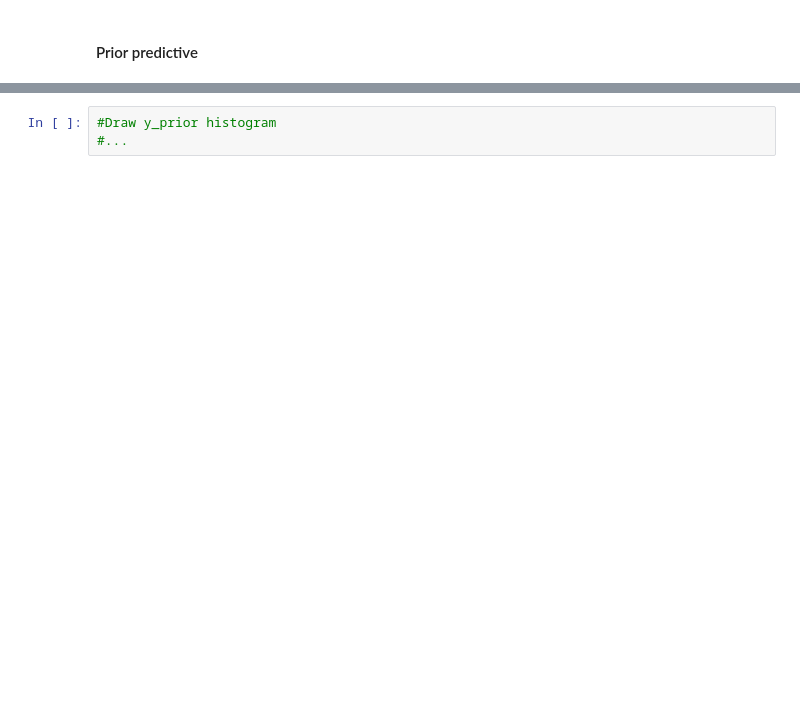
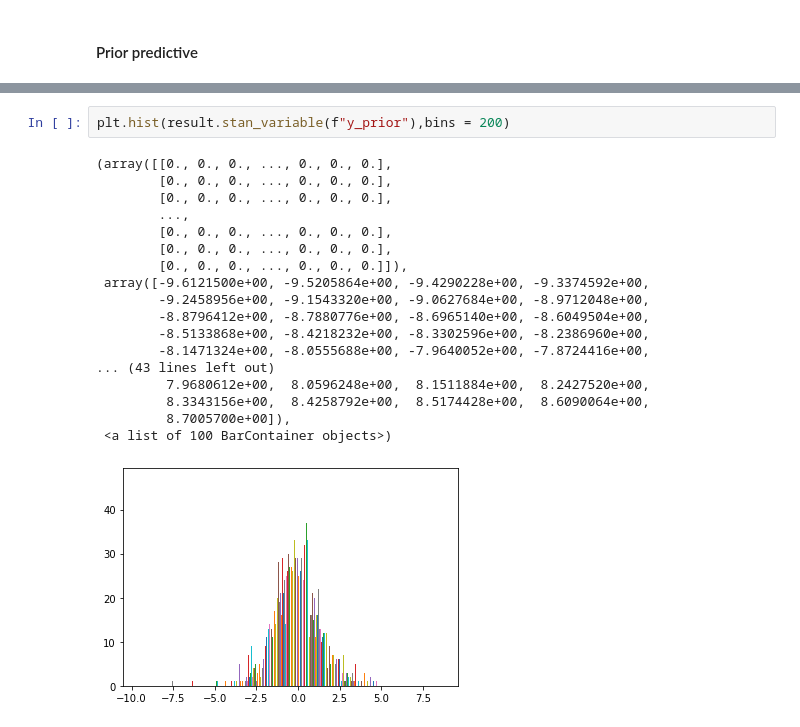
Before and after one commit to JakubBurczyk/DA_Burczyk, a Jupyter notebook: da_lab_3/lab3.ipynb, the cells around one changed output, grey strips where cells are left out. Saved outputs shown, nothing was run; the diff lists cells and outputs as text; blank space fills up the shorter version.

```diff
--- a/da_lab_3/lab3.ipynb
+++ b/da_lab_3/lab3.ipynb
@@ -265,3 +345,21 @@ az.plot_ppc(arviz_result, group="prior", data_pairs={"y": "y_prior"}, num_pp_sam
-# %%
-#Draw y_prior histogram
-#...
+# %%
+plt.hist(result.stan_variable(f"y_prior"),bins = 200)
+# %% [output]
+(array([[0., 0., 0., ..., 0., 0., 0.],
+        [0., 0., 0., ..., 0., 0., 0.],
+        [0., 0., 0., ..., 0., 0., 0.],
+        ...,
+        [0., 0., 0., ..., 0., 0., 0.],
+        [0., 0., 0., ..., 0., 0., 0.],
+        [0., 0., 0., ..., 0., 0., 0.]]),
+ array([-9.6121500e+00, -9.5205864e+00, -9.4290228e+00, -9.3374592e+00,
+        -9.2458956e+00, -9.1543320e+00, -9.0627684e+00, -8.9712048e+00,
+        -8.8796412e+00, -8.7880776e+00, -8.6965140e+00, -8.6049504e+00,
+        -8.5133868e+00, -8.4218232e+00, -8.3302596e+00, -8.2386960e+00,
+        -8.1471324e+00, -8.0555688e+00, -7.9640052e+00, -7.8724416e+00,
+... (43 lines left out)
+         7.9680612e+00,  8.0596248e+00,  8.1511884e+00,  8.2427520e+00,
+         8.3343156e+00,  8.4258792e+00,  8.5174428e+00,  8.6090064e+00,
+         8.7005700e+00]),
+ <a list of 100 BarContainer objects>)
+[figure, added]
```
Also changed, not shown: parts of 10 cells of this notebook, 2 other files.
